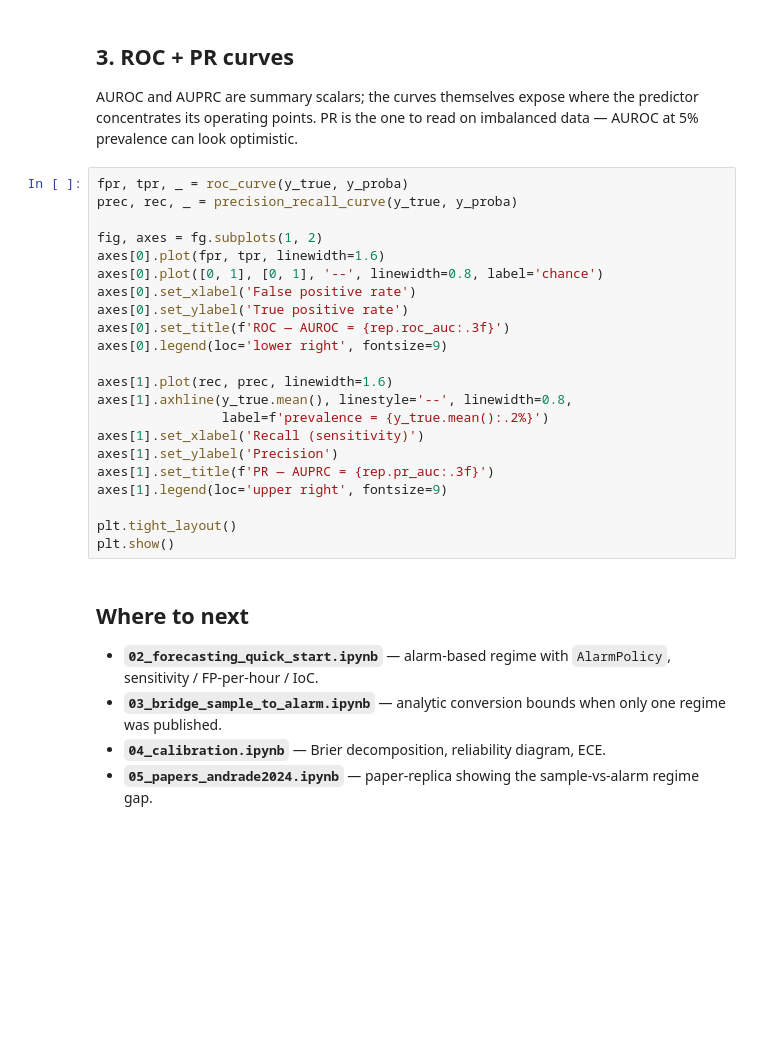
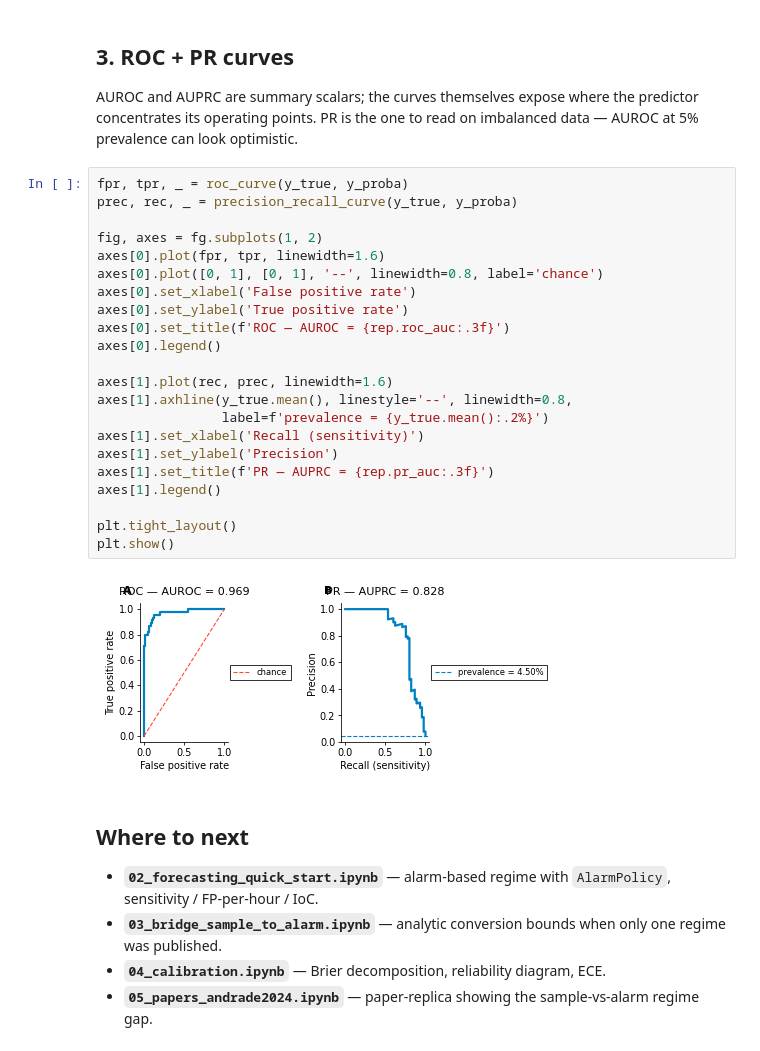
Before and after one commit to scitex-ai/scitex-seizure-metrics, a Jupyter notebook: examples/01_detection_quick_start.ipynb, the cells around one changed output. Cells and saved outputs as stored; diff of their text form; blank space fills up the shorter version.

```diff
--- a/examples/01_detection_quick_start.ipynb
+++ b/examples/01_detection_quick_start.ipynb
@@ -91,25 +116,27 @@ AUROC and AUPRC are summary scalars; the curves themselves expose where the pred
 # %%
 fpr, tpr, _ = roc_curve(y_true, y_proba)
 prec, rec, _ = precision_recall_curve(y_true, y_proba)
 
 fig, axes = fg.subplots(1, 2)
 axes[0].plot(fpr, tpr, linewidth=1.6)
 axes[0].plot([0, 1], [0, 1], '--', linewidth=0.8, label='chance')
 axes[0].set_xlabel('False positive rate')
 axes[0].set_ylabel('True positive rate')
 axes[0].set_title(f'ROC — AUROC = {rep.roc_auc:.3f}')
-axes[0].legend(loc='lower right', fontsize=9)
+axes[0].legend()
 
 axes[1].plot(rec, prec, linewidth=1.6)
 axes[1].axhline(y_true.mean(), linestyle='--', linewidth=0.8,
                 label=f'prevalence = {y_true.mean():.2%}')
 axes[1].set_xlabel('Recall (sensitivity)')
 axes[1].set_ylabel('Precision')
 axes[1].set_title(f'PR — AUPRC = {rep.pr_auc:.3f}')
-axes[1].legend(loc='upper right', fontsize=9)
+axes[1].legend()
 
 plt.tight_layout()
 plt.show()
+# %% [output]
+[figure, added]
 # %% [markdown]
 ## Where to next
 
```
Also changed, not shown: parts of 3 cells of this notebook, 5 other files.
